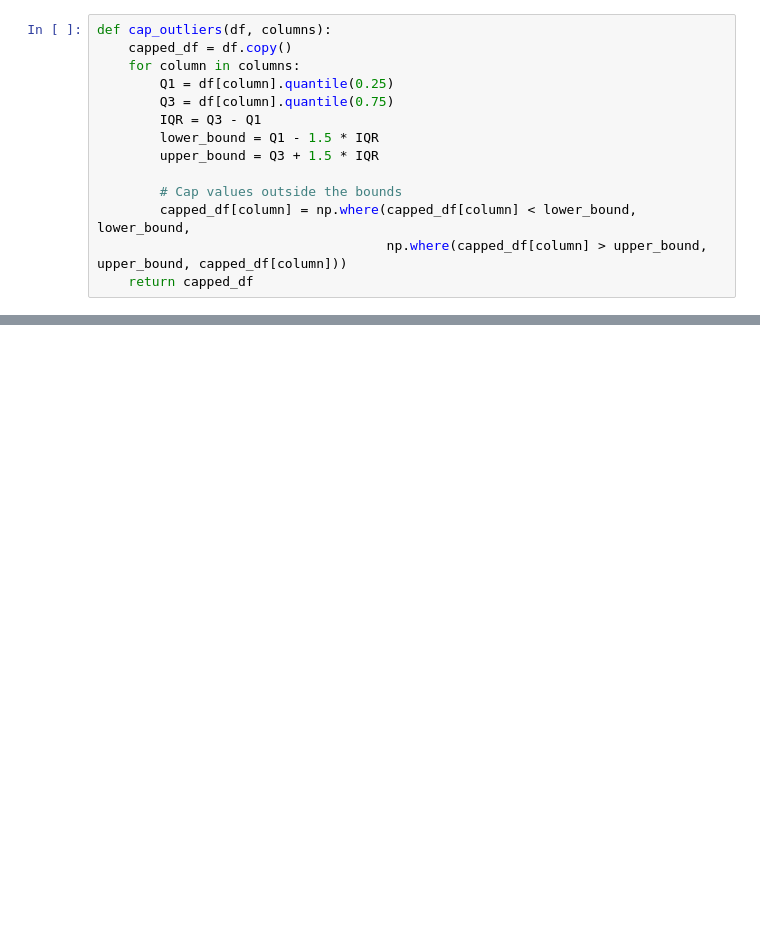
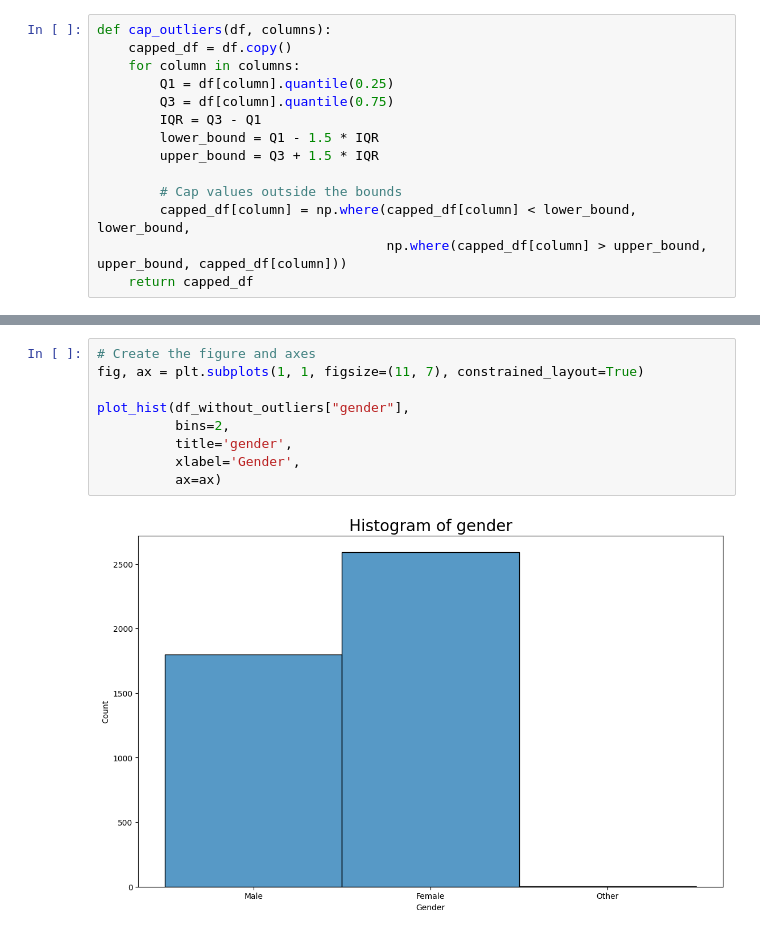
Before and after one commit to YasminaNasser/Stroke-Prediction-Data-Mining, a Jupyter notebook: Stroke_Prediction.ipynb, the cells around one changed output, grey strips where cells are left out. Cells and saved outputs as stored; diff of their text form; blank space fills up the shorter version.

```diff
--- a/Stroke_Prediction.ipynb
+++ b/Stroke_Prediction.ipynb
@@ -1058,0 +897,11 @@ def cap_outliers(df, columns):
+# %%
+# Create the figure and axes
+fig, ax = plt.subplots(1, 1, figsize=(11, 7), constrained_layout=True)
+
+plot_hist(df_without_outliers["gender"],
+          bins=2,
+          title='gender',
+          xlabel='Gender',
+          ax=ax)
+# %% [output]
+[figure, added]
```
Also changed, not shown: parts of 29 cells of this notebook.
